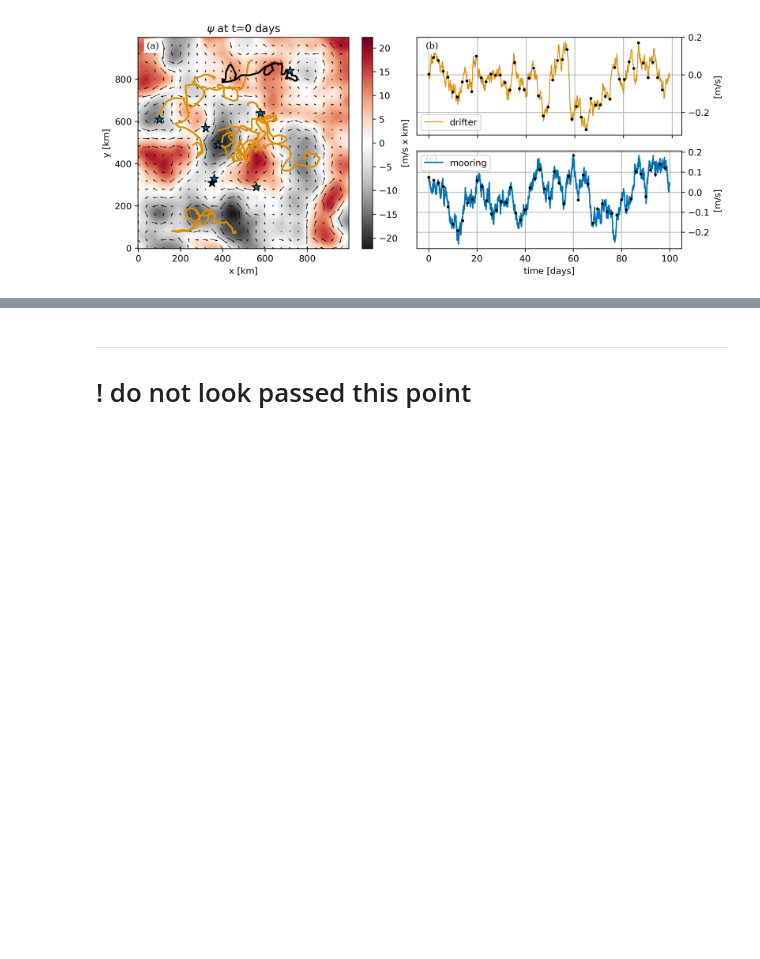
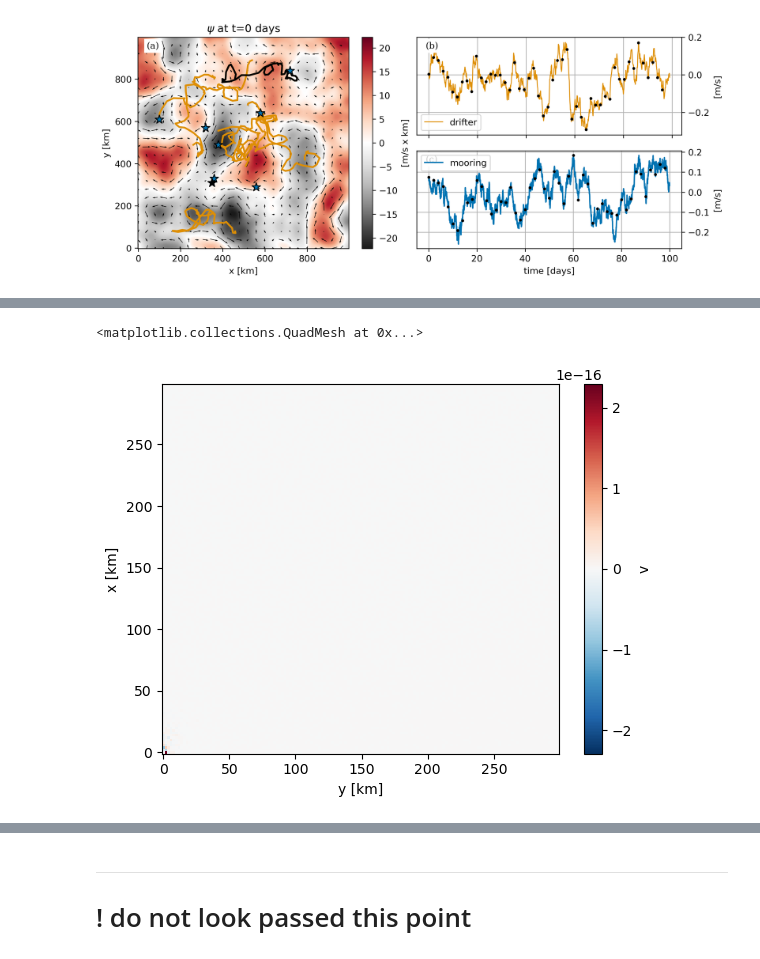
Before and after one commit to apatlpo/nwastats, a Jupyter notebook: notebooks/drifter_3D_inference.ipynb, the cells around one changed output, grey strips where cells are left out. Cells and saved outputs as stored; diff of their text form; code cells hidden in the pictures; blank space fills up the shorter version.

```diff
--- a/notebooks/drifter_3D_inference.ipynb
+++ b/notebooks/drifter_3D_inference.ipynb
@@ -912,0 +1067,5 @@ scp dunree:/home1/datawork/aponte/code/nwa/stats/figs/matern52_iso_refcase_input
+# %%
+(Cov["v"] - Cov_ana["v"]).plot()
+# %% [output]
+<matplotlib.collections.QuadMesh at 0x...>
+[figure, added]
```
Also changed, not shown: parts of 26 cells of this notebook, 10 other files.
